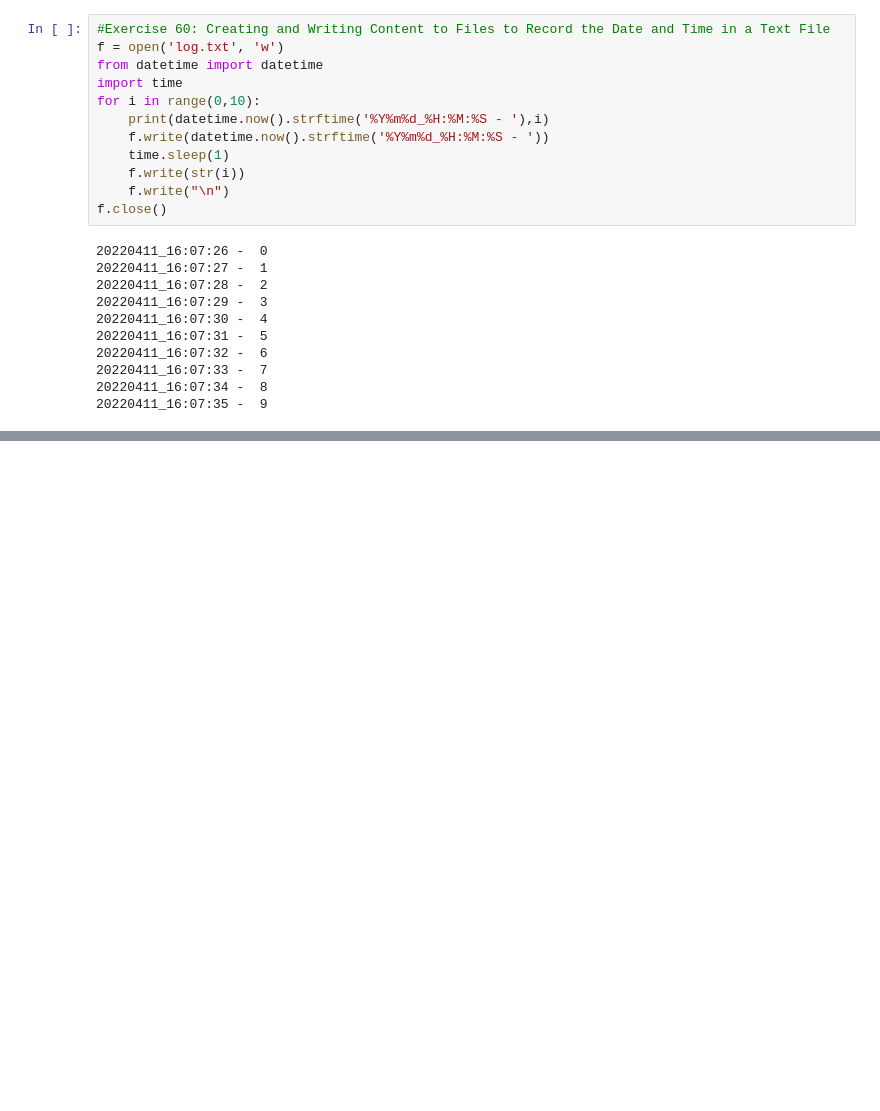
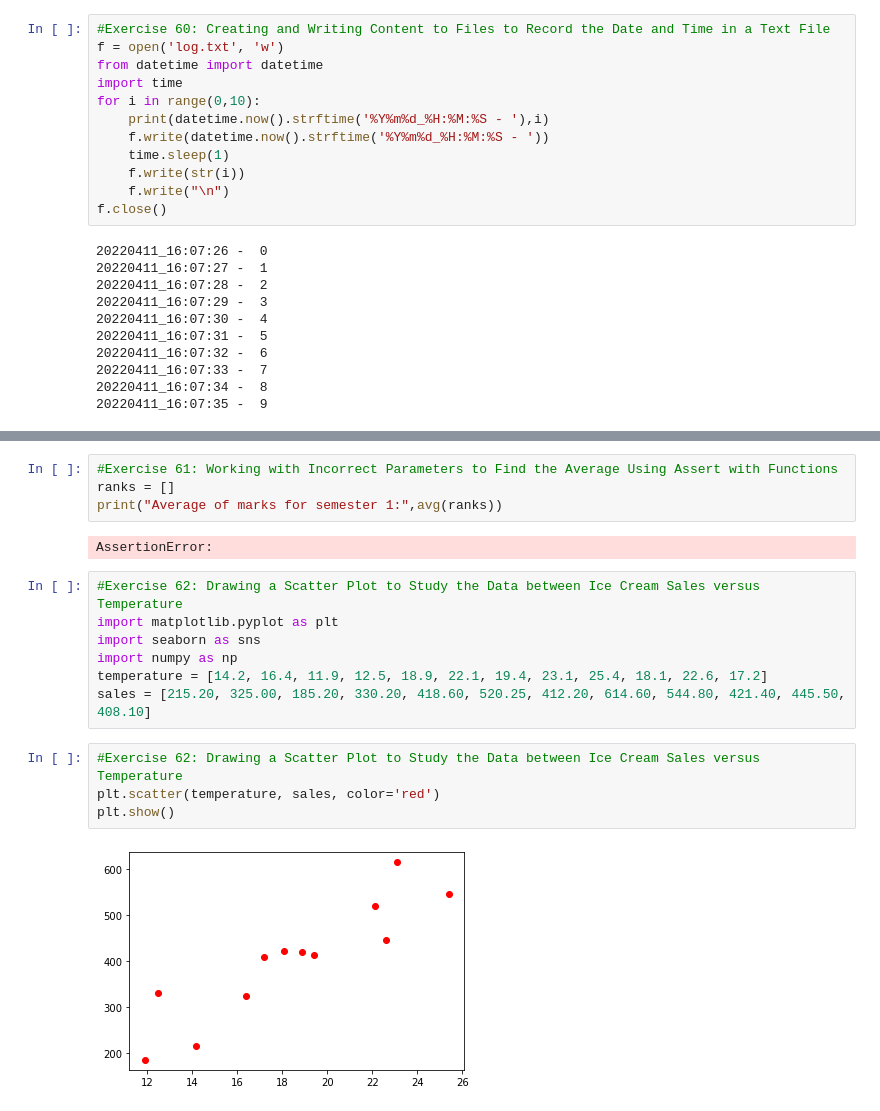
Before and after one commit to ahmedopolis/Misc.-Exercises-Packt-, a Jupyter notebook: Python/4. Extending Python, Files, Errors, and Graphs/part4_notebook.ipynb, the cells around one changed output, grey strips where cells are left out. Drawn from its saved outputs; the diff is of its cells as text; blank space fills up the shorter version.

```diff
--- a/Python/4. Extending Python, Files, Errors, and Graphs/part4_notebook.ipynb
+++ b/Python/4. Extending Python, Files, Errors, and Graphs/part4_notebook.ipynb
@@ -85,0 +95,19 @@ f.close()
+# %%
+#Exercise 61: Working with Incorrect Parameters to Find the Average Using Assert with Functions
+ranks = []
+print("Average of marks for semester 1:",avg(ranks))
+# %% [output]
+AssertionError:
+# %%
+#Exercise 62: Drawing a Scatter Plot to Study the Data between Ice Cream Sales versus Temperature
+import matplotlib.pyplot as plt
+import seaborn as sns
+import numpy as np
+temperature = [14.2, 16.4, 11.9, 12.5, 18.9, 22.1, 19.4, 23.1, 25.4, 18.1, 22.6, 17.2]
+sales = [215.20, 325.00, 185.20, 330.20, 418.60, 520.25, 412.20, 614.60, 544.80, 421.40, 445.50, 408.10]
+# %%
+#Exercise 62: Drawing a Scatter Plot to Study the Data between Ice Cream Sales versus Temperature
+plt.scatter(temperature, sales, color='red')
+plt.show()
+# %% [output]
+[figure, added]
```
Also changed, not shown: parts of 20 cells of this notebook, 1 other file.
